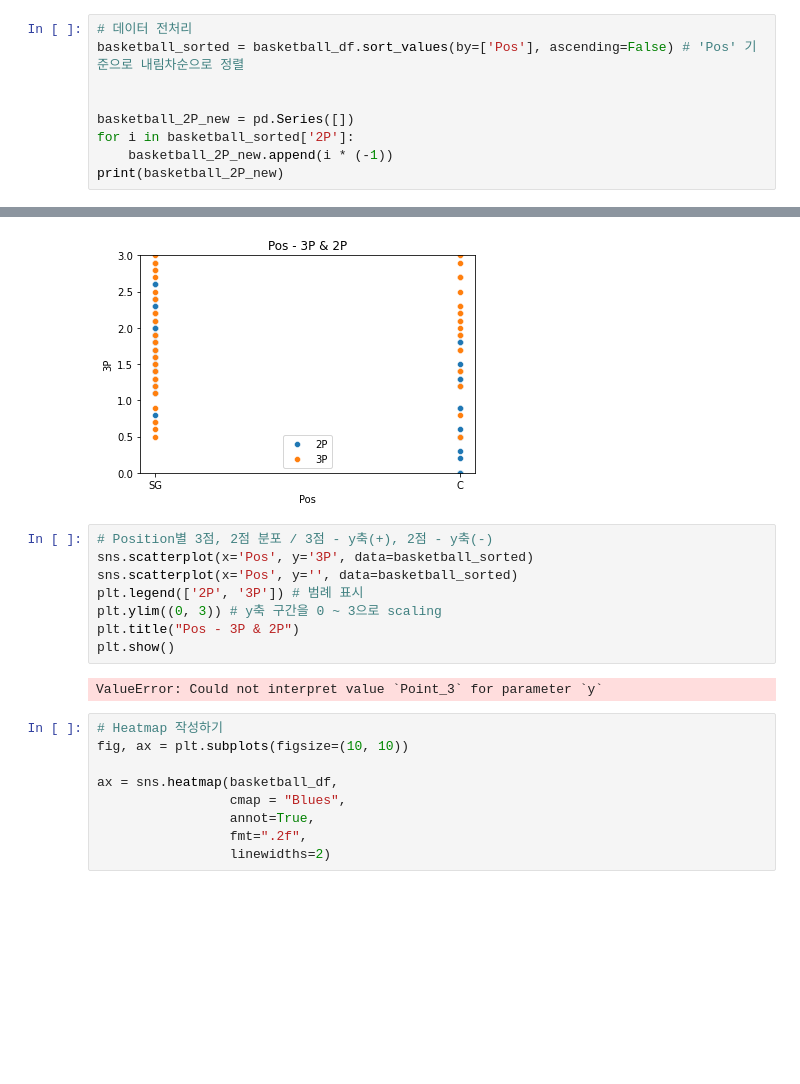
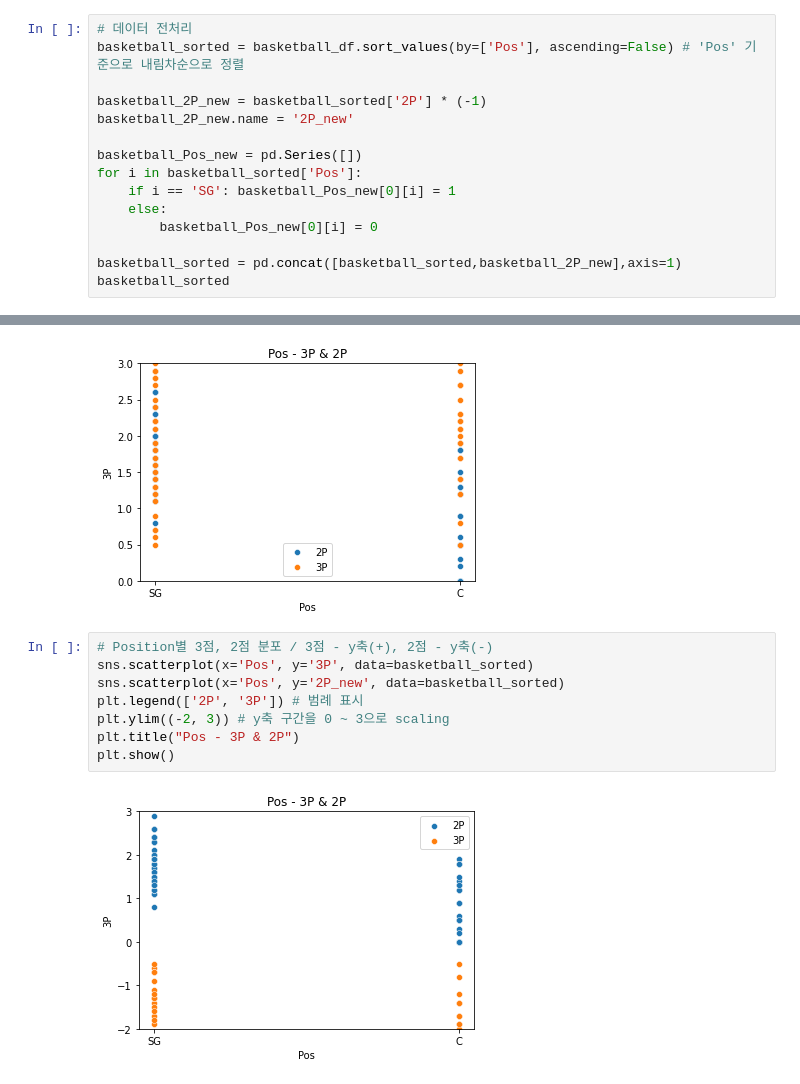
Before and after one commit to escortKwon/Advanced-AI-Education, a Jupyter notebook: 1st_week/Basketball_visualization.ipynb, the cells around one changed output, grey strips where cells are left out. Drawn from its saved outputs; the diff is of its cells as text; blank space fills up the shorter version.

```diff
--- a/1st_week/Basketball_visualization.ipynb
+++ b/1st_week/Basketball_visualization.ipynb
@@ -40,9 +40,15 @@ memory usage: 6.4+ KB
 # 데이터 전처리
 basketball_sorted = basketball_df.sort_values(by=['Pos'], ascending=False) # 'Pos' 기준으로 내림차순으로 정렬
 
+basketball_2P_new = basketball_sorted['2P'] * (-1)
+basketball_2P_new.name = '2P_new'
 
-basketball_2P_new = pd.Series([])
-for i in basketball_sorted['2P']:
-    basketball_2P_new.append(i * (-1))
-print(basketball_2P_new)
+basketball_Pos_new = pd.Series([])
+for i in basketball_sorted['Pos']:
+    if i == 'SG': basketball_Pos_new[0][i] = 1
+    else:
+        basketball_Pos_new[0][i] = 0
+
+basketball_sorted = pd.concat([basketball_sorted,basketball_2P_new],axis=1)
+basketball_sorted
 # %% [output]
@@ -64,19 +70,10 @@ plt.show()
 # %%
 # Position별 3점, 2점 분포 / 3점 - y축(+), 2점 - y축(-)
 sns.scatterplot(x='Pos', y='3P', data=basketball_sorted)
-sns.scatterplot(x='Pos', y='', data=basketball_sorted)
+sns.scatterplot(x='Pos', y='2P_new', data=basketball_sorted)
 plt.legend(['2P', '3P']) # 범례 표시
-plt.ylim((0, 3)) # y축 구간을 0 ~ 3으로 scaling
+plt.ylim((-2, 3)) # y축 구간을 0 ~ 3으로 scaling
 plt.title("Pos - 3P & 2P")
 plt.show()
 # %% [output]
-ValueError: Could not interpret value `Point_3` for parameter `y`
+[figure, added]
-# %%
-# Heatmap 작성하기
-fig, ax = plt.subplots(figsize=(10, 10))
-
-ax = sns.heatmap(basketball_df,
-                 cmap = "Blues",
-                 annot=True,
-                 fmt=".2f",
-                 linewidths=2)
```
Also changed, not shown: parts of 2 cells of this notebook, 2 other files.
